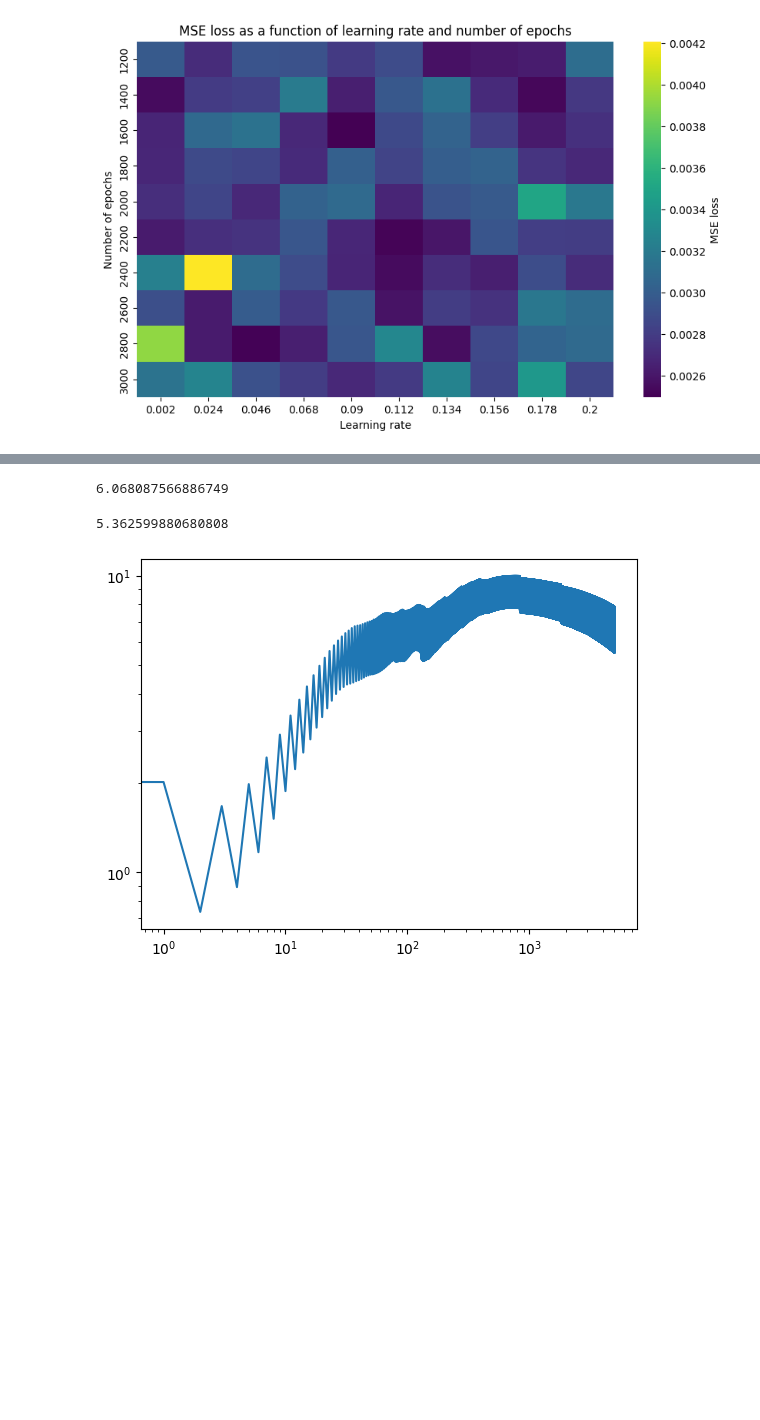
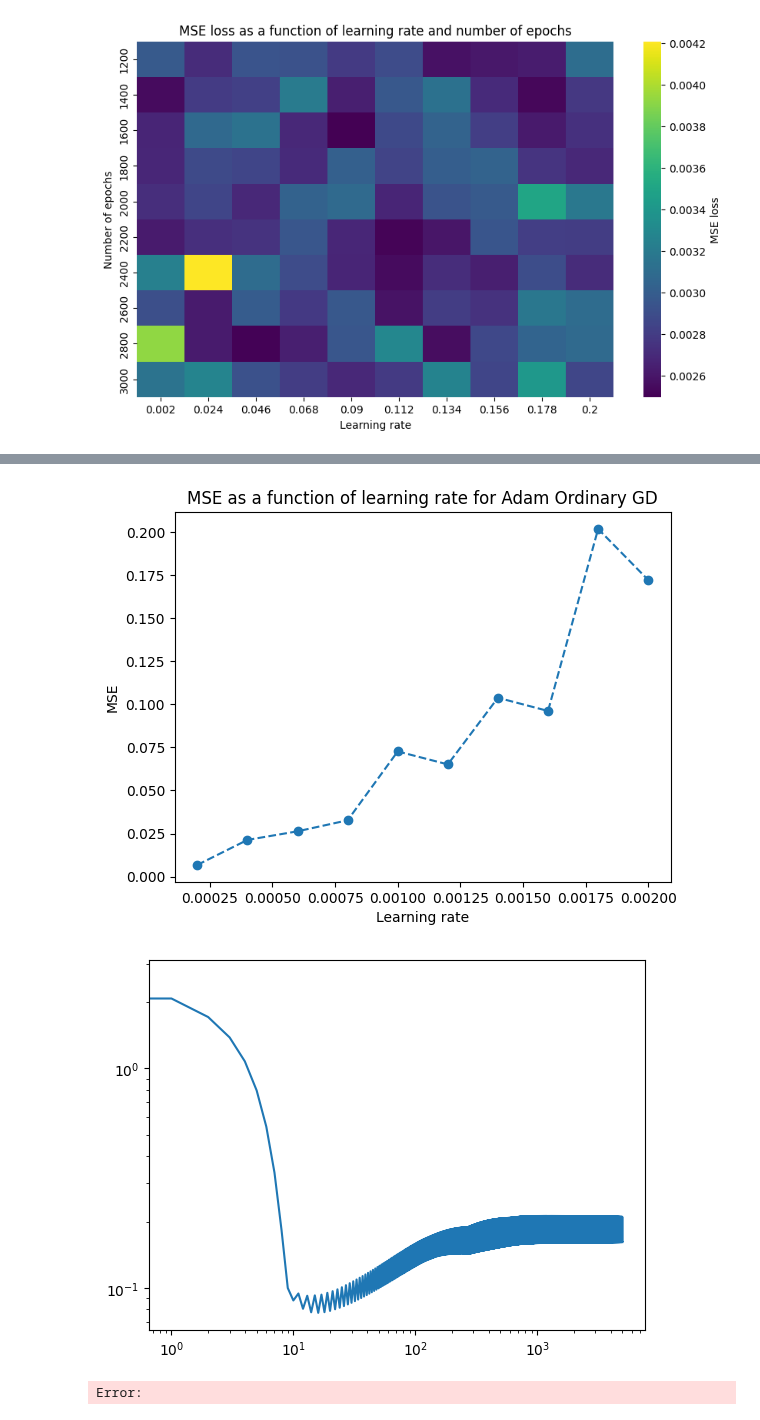
Before and after one commit to HeineEH/FYS-STK3155_Project2, a Jupyter notebook: code/exercise_2b.ipynb, the cells around one changed output, grey strips where cells are left out. Cells and saved outputs as stored; diff of their text form; code cells hidden in the pictures; blank space fills up the shorter version.

```diff
--- a/code/exercise_2b.ipynb
+++ b/code/exercise_2b.ipynb
@@ -187,7 +141,7 @@ plt.show()
 # %%
 # Stochastic gradient descent, with RMSProp
 
-learning_rates = np.linspace(0.002,0.2,10)
+learning_rates = np.linspace(0.002,0.02,10)
 
 loss = np.zeros(len(learning_rates))
 
@@ -196,7 +150,7 @@ for i in range(len(learning_rates)):
             net = NeuralNetwork(network_input_size,
                 layer_output_sizes,
                 activation_funcs,
-                MSE(regularization="L2"),
+                MSE(),
             )
             x_train = x[train_idx]
             x_test = x[test_idx]
@@ -221,5 +175,5 @@ net.plot_loss()
 # %%
-learning_rates = np.linspace(0.002,0.2,10)
+learning_rates = np.linspace(0.002,0.02,10)
 
 loss = np.zeros(len(learning_rates))
 
@@ -253,24 +207,34 @@ net.plot_loss()
 # %%
-net = NeuralNetwork(network_input_size,
-    layer_output_sizes,
-    activation_funcs,
-    MSE(),
-)
-x_train = x[train_idx]
-x_test = x[test_idx]
-y_train = y[train_idx]
-y_test = y[test_idx]
-scaler = StandardScaler()
-x_train = scaler.fit_transform(x_train)
-x_test = scaler.transform(x_test)
-print(net.cost_batch(x_test,y_test))
-net.train(GradientDescent(step_method=AdamStep(learning_rate=0.04),inputs = x_train, targets = y_train))
-print(net.cost_batch(x_test,y_test))
+learning_rates = np.linspace(0.00002,0.0002,10)
+
+loss = np.zeros(len(learning_rates))
+
+for i in range(len(learning_rates)):
+        for fold_idx,(train_idx, test_idx) in enumerate(kfold.split(x)):
+            net = NeuralNetwork(network_input_size,
+                layer_output_sizes,
+                activation_funcs,
+                MSE(),
+            )
+            x_train = x[train_idx]
+            x_test = x[test_idx]
+            y_train = y[train_idx]
+            y_test = y[test_idx]
+            scaler = StandardScaler()
+            x_train = scaler.fit_transform(x_train)
+            x_test = scaler.transform(x_test)
+            net.train(GradientDescent(step_method=AdamStep(learning_rate=learning_rates[i]),inputs = x_train, targets = y_train))
+            loss[i] = net.cost_batch(x_test,y_test)
+
+plt.plot(learning_rates,loss,"o",linestyle="--")
+plt.xlabel("Learning rate")
+plt.ylabel("MSE")
+plt.title("MSE as a function of learning rate for Adam Ordinary GD")
+plt.show()
+
 net.plot_loss()
-
-# Overflow error at: learning rate of 0.04
 # %% [output]
+[figure, new version]
+[figure, added]
-6.068087566886749
+Error:
-5.362599880680808
-[figure, old version]
 # %%
```
Also changed, not shown: parts of 10 cells of this notebook, 2 other files.
